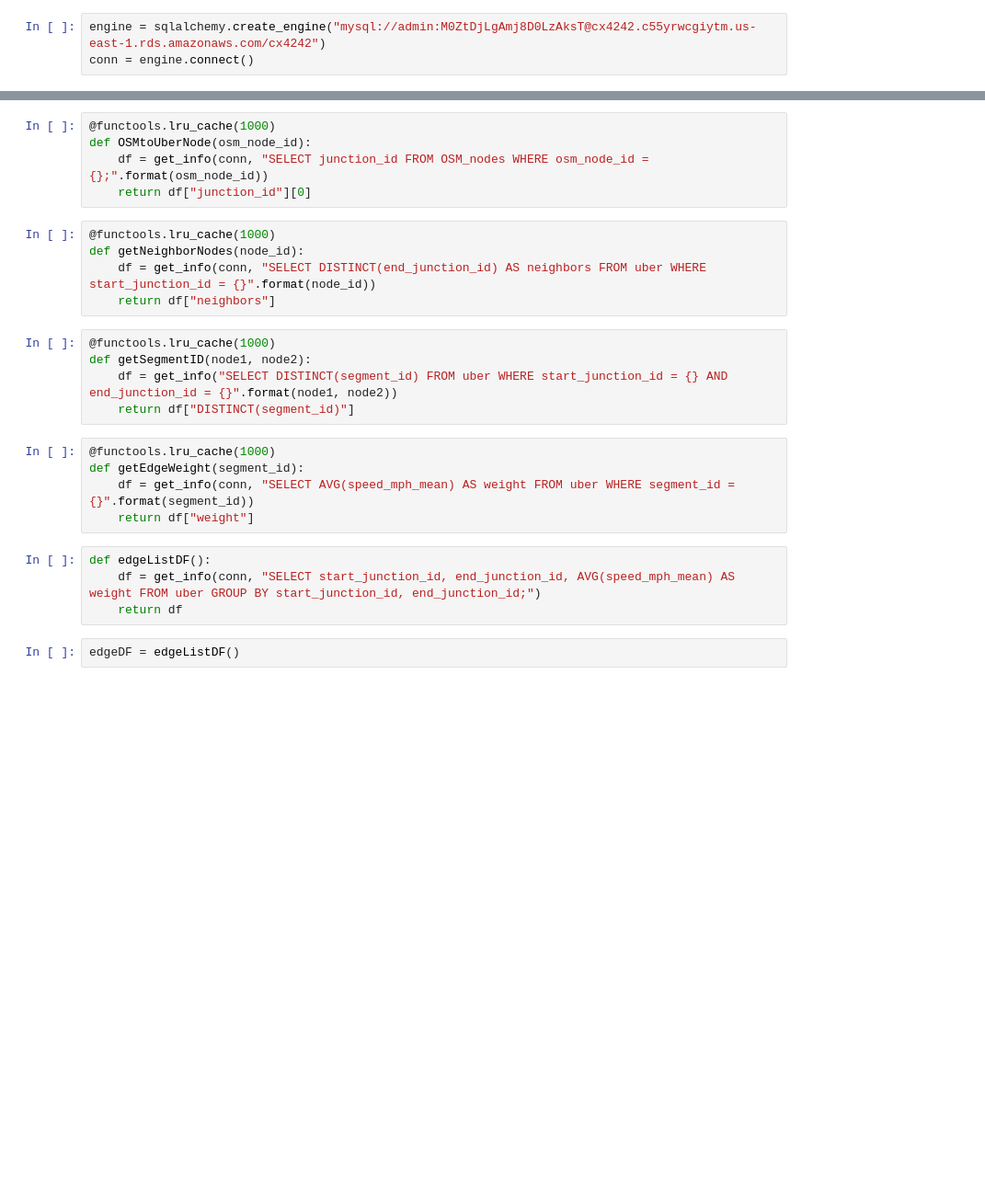
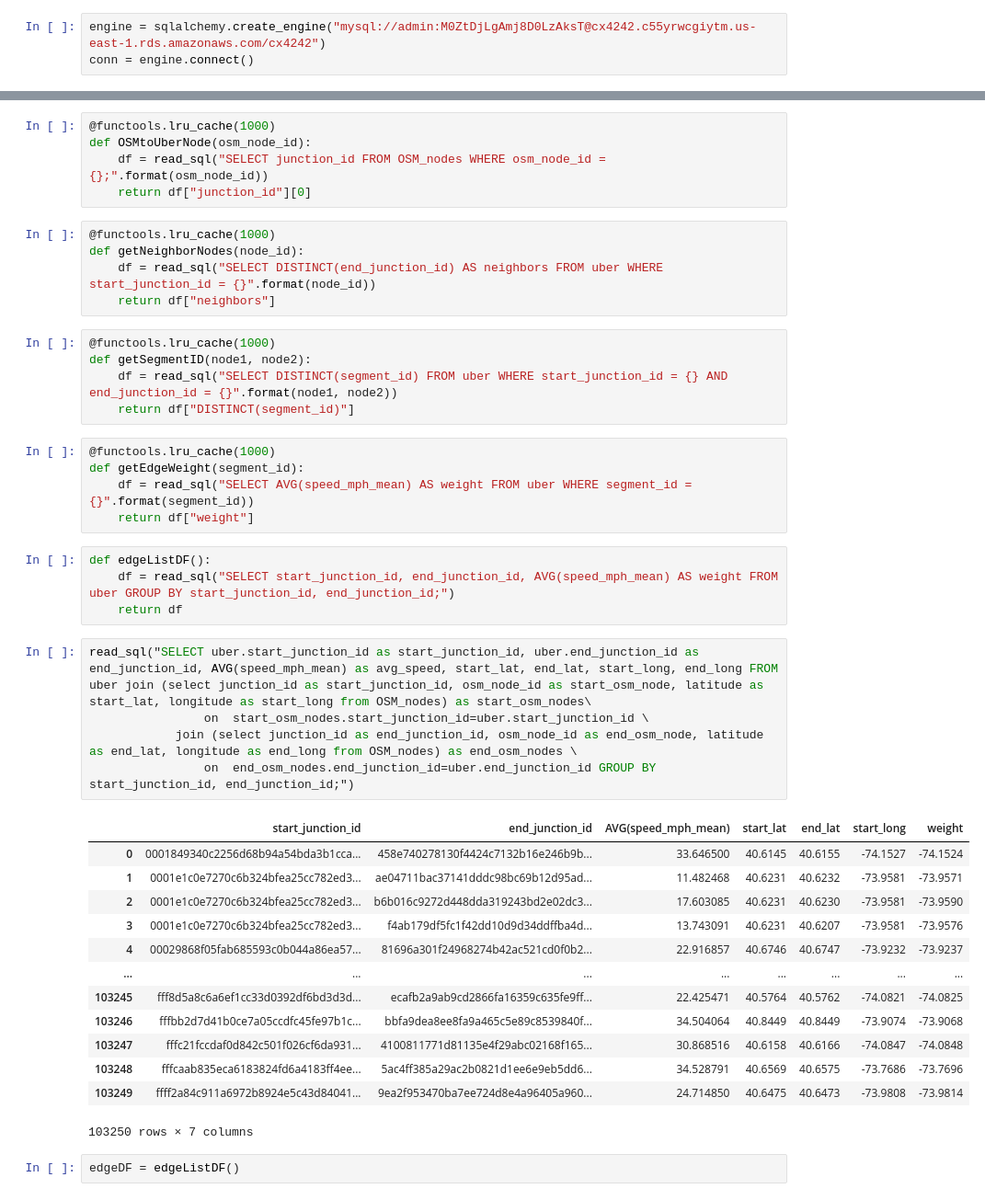
Before and after one commit to Saqibm128/cx4242, a Jupyter notebook: Shortest Path Algorithm.ipynb, the cells around one changed output, grey strips where cells are left out. Shown at 92% size. Saved outputs shown, nothing was run; the diff lists cells and outputs as text; blank space fills up the shorter version.

```diff
--- a/Shortest Path Algorithm.ipynb
+++ b/Shortest Path Algorithm.ipynb
@@ -36,26 +82,45 @@ def get_info(conn, sql_command):
 # %%
 @functools.lru_cache(1000)
 def OSMtoUberNode(osm_node_id):
-    df = get_info(conn, "SELECT junction_id FROM OSM_nodes WHERE osm_node_id = {};".format(osm_node_id))
+    df = read_sql("SELECT junction_id FROM OSM_nodes WHERE osm_node_id = {};".format(osm_node_id))
     return df["junction_id"][0]
 # %%
 @functools.lru_cache(1000)
 def getNeighborNodes(node_id):
-    df = get_info(conn, "SELECT DISTINCT(end_junction_id) AS neighbors FROM uber WHERE start_junction_id = {}".format(node_id))
+    df = read_sql("SELECT DISTINCT(end_junction_id) AS neighbors FROM uber WHERE start_junction_id = {}".format(node_id))
     return df["neighbors"]
 # %%
 @functools.lru_cache(1000)
 def getSegmentID(node1, node2):
-    df = get_info("SELECT DISTINCT(segment_id) FROM uber WHERE start_junction_id = {} AND end_junction_id = {}".format(node1, node2))
+    df = read_sql("SELECT DISTINCT(segment_id) FROM uber WHERE start_junction_id = {} AND end_junction_id = {}".format(node1, node2))
     return df["DISTINCT(segment_id)"]
 # %%
 @functools.lru_cache(1000)
 def getEdgeWeight(segment_id):
-    df = get_info(conn, "SELECT AVG(speed_mph_mean) AS weight FROM uber WHERE segment_id = {}".format(segment_id))
+    df = read_sql("SELECT AVG(speed_mph_mean) AS weight FROM uber WHERE segment_id = {}".format(segment_id))
     return df["weight"]
 # %%
 def edgeListDF():
-    df = get_info(conn, "SELECT start_junction_id, end_junction_id, AVG(speed_mph_mean) AS weight FROM uber GROUP BY start_junction_id, end_junction_id;")
+    df = read_sql("SELECT start_junction_id, end_junction_id, AVG(speed_mph_mean) AS weight FROM uber GROUP BY start_junction_id, end_junction_id;")
     return df
+# %%
+read_sql("SELECT uber.start_junction_id as start_junction_id, uber.end_junction_id as end_junction_id, AVG(speed_mph_mean) as avg_speed, start_lat, end_lat, start_long, end_long FROM uber join (select junction_id as start_junction_id, osm_node_id as start_osm_node, latitude as start_lat, longitude as start_long from OSM_nodes) as start_osm_nodes\
+                on  start_osm_nodes.start_junction_id=uber.start_junction_id \
+            join (select junction_id as end_junction_id, osm_node_id as end_osm_node, latitude as end_lat, longitude as end_long from OSM_nodes) as end_osm_nodes \
+                on  end_osm_nodes.end_junction_id=uber.end_junction_id GROUP BY start_junction_id, end_junction_id;")
+# %% [output]
+|  | start_junction_id | end_junction_id | AVG(speed_mph_mean) | start_lat | end_lat | start_long | weight |
+| 0 | 0001849340c2256d68b94a54bda3b1cca... | 458e740278130f4424c7132b16e246b9b... | 33.646500 | 40.6145 | 40.6155 | -74.1527 | -74.1524 |
+| 1 | 0001e1c0e7270c6b324bfea25cc782ed3... | ae04711bac37141dddc98bc69b12d95ad... | 11.482468 | 40.6231 | 40.6232 | -73.9581 | -73.9571 |
+| 2 | 0001e1c0e7270c6b324bfea25cc782ed3... | b6b016c9272d448dda319243bd2e02dc3... | 17.603085 | 40.6231 | 40.6230 | -73.9581 | -73.9590 |
+| 3 | 0001e1c0e7270c6b324bfea25cc782ed3... | f4ab179df5fc1f42dd10d9d34ddffba4d... | 13.743091 | 40.6231 | 40.6207 | -73.9581 | -73.9576 |
+| 4 | 00029868f05fab685593c0b044a86ea57... | 81696a301f24968274b42ac521cd0f0b2... | 22.916857 | 40.6746 | 40.6747 | -73.9232 | -73.9237 |
+| ... | ... | ... | ... | ... | ... | ... | ... |
+| 103245 | fff8d5a8c6a6ef1cc33d0392df6bd3d3d... | ecafb2a9ab9cd2866fa16359c635fe9ff... | 22.425471 | 40.5764 | 40.5762 | -74.0821 | -74.0825 |
+| 103246 | fffbb2d7d41b0ce7a05ccdfc45fe97b1c... | bbfa9dea8ee8fa9a465c5e89c8539840f... | 34.504064 | 40.8449 | 40.8449 | -73.9074 | -73.9068 |
+| 103247 | fffc21fccdaf0d842c501f026cf6da931... | 4100811771d81135e4f29abc02168f165... | 30.868516 | 40.6158 | 40.6166 | -74.0847 | -74.0848 |
+| 103248 | fffcaab835eca6183824fd6a4183ff4ee... | 5ac4ff385a29ac2b0821d1ee6e9eb5dd6... | 34.528791 | 40.6569 | 40.6575 | -73.7686 | -73.7696 |
+| 103249 | ffff2a84c911a6972b8924e5c43d84041... | 9ea2f953470ba7ee724d8e4a96405a960... | 24.714850 | 40.6475 | 40.6473 | -73.9808 | -73.9814 |
+103250 rows × 7 columns
 # %%
 edgeDF = edgeListDF()
```
Also changed, not shown: parts of 33 cells of this notebook, 7 other files.
